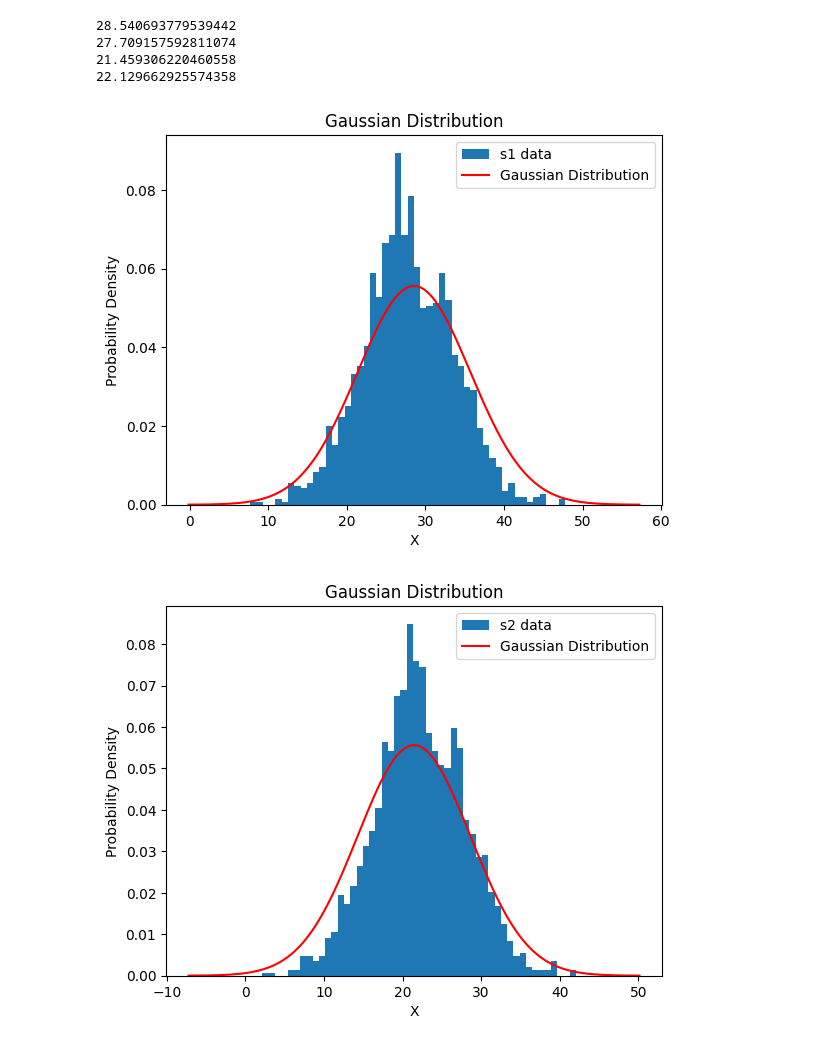
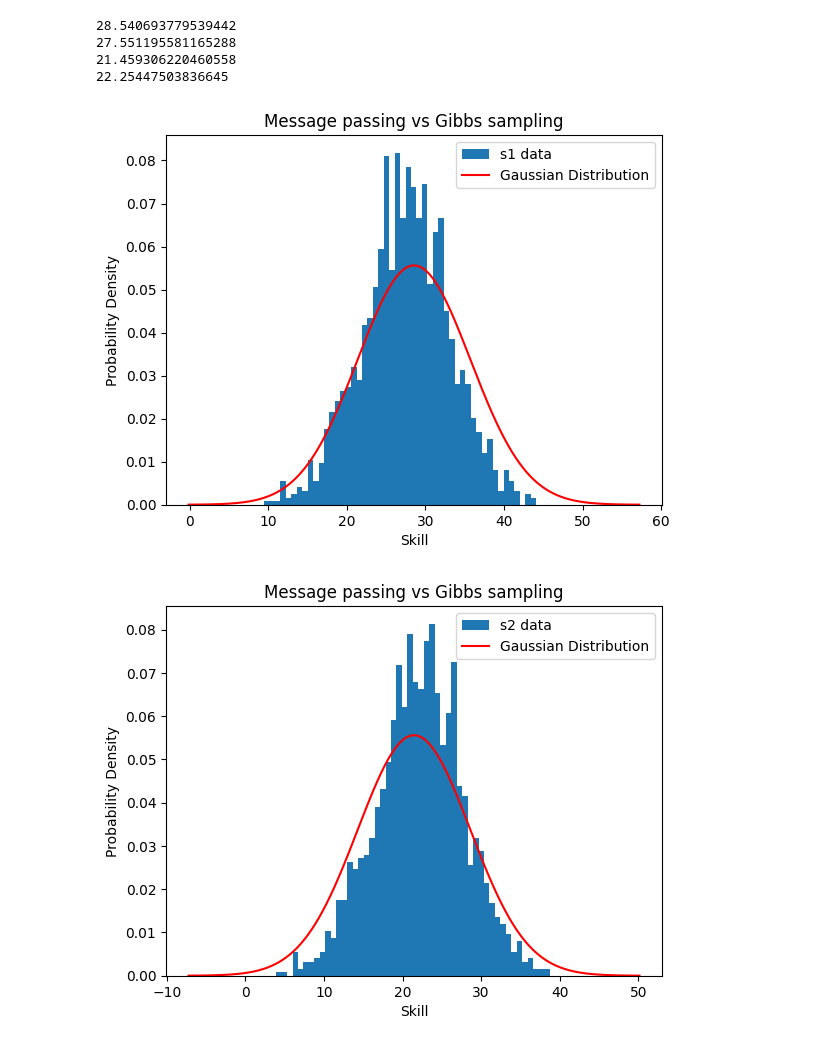
Before and after one commit to marvanG/APML-project-2023, a Jupyter notebook: runmeQ8.ipynb, the cells around one changed output. Saved outputs shown, nothing was run; the diff lists cells and outputs as text; code cells hidden in the pictures.

```diff
--- a/runmeQ8.ipynb
+++ b/runmeQ8.ipynb
@@ -94,12 +94,7 @@ mu_10_mean=mu_9_mean+prior_s2_mean
 mu_10_var=mu_9_var+factor_s2_var+ prior_s2_var
 mu_5_mean=-mu_9_mean+prior_s1_mean
 mu_5_var=mu_9_var+factor_s2_var+ prior_s1_var
-# p_mean,p_var=mutiplyGauss(s1-s2,prior_s3_var,mu_3_mean,mu_3_var)
-# mu_10_mean=p_mean+mu_9_mean
-# mu_10_var=p_var+mu_9_var
-# p_mean,p_var=mutiplyGauss(s1-s2,prior_s3_var,mu_2_mean,mu_2_var)
-# mu_5_mean=p_mean -mu_9_mean
-# mu_5_var=p_var+mu_9_var
+
 
 
 s1_s2_mean_col = np.array([[prior_s1_mean, prior_s2_mean]]).reshape(-1,1)
@@ -110,38 +105,38 @@ s1_gibbs,s2_gibbs=gibbs_sampling(2000,s1_s2_mean_col,s_cov_matrix,6,1,False)
 
 p_mean_s1_t,p_var_s1_t=mutiplyGauss(mu_10_mean,mu_10_var,mu_1_mean,mu_1_var)
 p_mean_s2_t,p_var_s2_t=mutiplyGauss(mu_5_mean,mu_5_var,mu_4_mean,mu_4_var)
 plt.hist(s1_gibbs[200:], bins=50, density=True, label=f's1 data')
 # plt.hist(s2_gibbs[200:], bins=50, color='red', alpha=0.7)
 # plt.show()
 print(p_mean_s1_t)
 print(np.mean(s1_gibbs))
 print(p_mean_s2_t)
 print(np.mean(s2_gibbs))
 # mean = 0  # Mean (μ)
 # variance = 1  # Variance (σ²)
 x = np.linspace(p_mean_s1_t- 4 * np.sqrt(p_var_s1_t), p_mean_s1_t + 4 * np.sqrt(p_var_s1_t), 1000)  # Adjust the range as needed
 y = norm.pdf(x, loc=p_mean_s1_t, scale= np.sqrt(p_var_s1_t))
 plt.plot(x, y,color='r', label='Gaussian Distribution')
-plt.title('Gaussian Distribution')
-plt.xlabel('X')
+plt.title('Message passing vs Gibbs sampling')
+plt.xlabel('Skill')
 plt.ylabel('Probability Density')
 plt.legend()
 plt.show()
 
 
 x = np.linspace(p_mean_s2_t- 4 * np.sqrt(p_var_s2_t), p_mean_s2_t + 4 * np.sqrt(p_var_s2_t), 1000)  # Adjust the range as needed
 y = norm.pdf(x, loc=p_mean_s2_t, scale= np.sqrt(p_var_s2_t))
 plt.hist(s2_gibbs[200:], bins=50, density=True, label=f's2 data')
 plt.plot(x, y,color='r', label='Gaussian Distribution')
-plt.title('Gaussian Distribution')
-plt.xlabel('X')
+plt.title('Message passing vs Gibbs sampling')
+plt.xlabel('Skill')
 plt.ylabel('Probability Density')
 plt.legend()
 plt.show()
 # %% [output]
 28.540693779539442
-27.709157592811074
+27.551195581165288
 21.459306220460558
-22.129662925574358
+22.25447503836645
-[figure, old version]
+[figure, new version]
-[figure, old version]
+[figure, new version]
```
Also changed, not shown: 3 other files.
